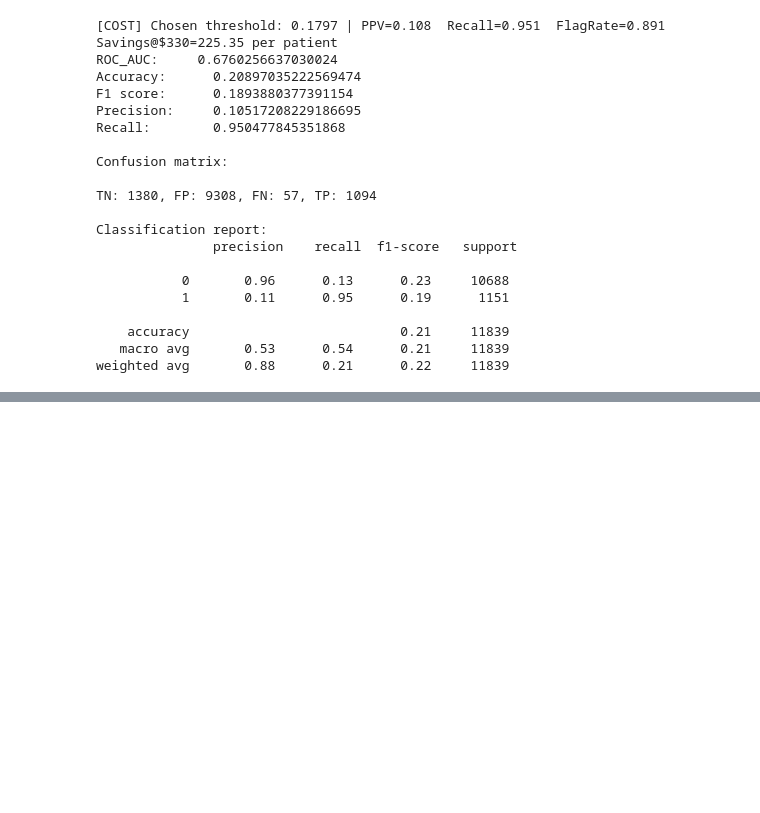
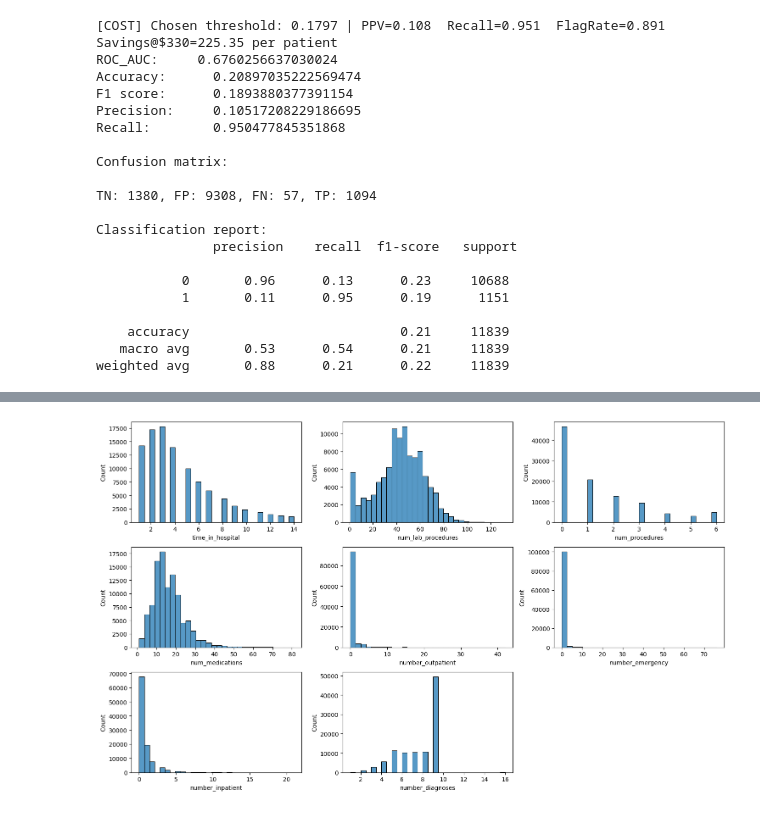
Before and after one commit to meaton96/Eaton_633_Project, a Jupyter notebook: notebooks/000_Main.ipynb, the cells around one changed output, grey strips where cells are left out. Cells and saved outputs as stored; diff of their text form; code cells hidden in the pictures; blank space fills up the shorter version.

```diff
--- a/notebooks/000_Main.ipynb
+++ b/notebooks/000_Main.ipynb
@@ -880,0 +1100,8 @@ if not USE_PRE_COMPUTED_HYPERPARAMS:
+# %%
+# statistical summary of continuous columns
+
+cont_cols = ['time_in_hospital', 'num_lab_procedures', 'num_procedures', 'num_medications', 'number_outpatient', 'number_emergency', 'number_inpatient', 'number_diagnoses']
+
+num_df = X[cont_cols].dropna()
+
+num_df.describe()
@@ -880,0 +1118,26 @@ if not USE_PRE_COMPUTED_HYPERPARAMS:
+# %%
+import math
+
+def cont_hist_plots(num_feats_df):
+    cols = num_feats_df.columns.tolist()
+    n = len(cols)
+    ncols = 3
+    nrows = math.ceil(n / ncols)
+    fig, axes = plt.subplots(nrows, ncols, figsize=(ncols * 5, nrows * 3))
+    axes = axes.flatten()
+
+    for i, col in enumerate(cols):
+        ax = axes[i]
+        data = num_feats_df[col].dropna()
+        bins = 30
+        sns.histplot(data, bins=bins, kde=False, ax=ax, color="C0", stat="count") # type: ignore
+
+    for j in range(i + 1, len(axes)):
+        fig.delaxes(axes[j])
+
+    plt.tight_layout()
+    plt.show()
+
+cont_hist_plots(num_df)
+# %% [output]
+[figure, added]
```
Also changed, not shown: parts of 98 cells of this notebook, 2 other files.
